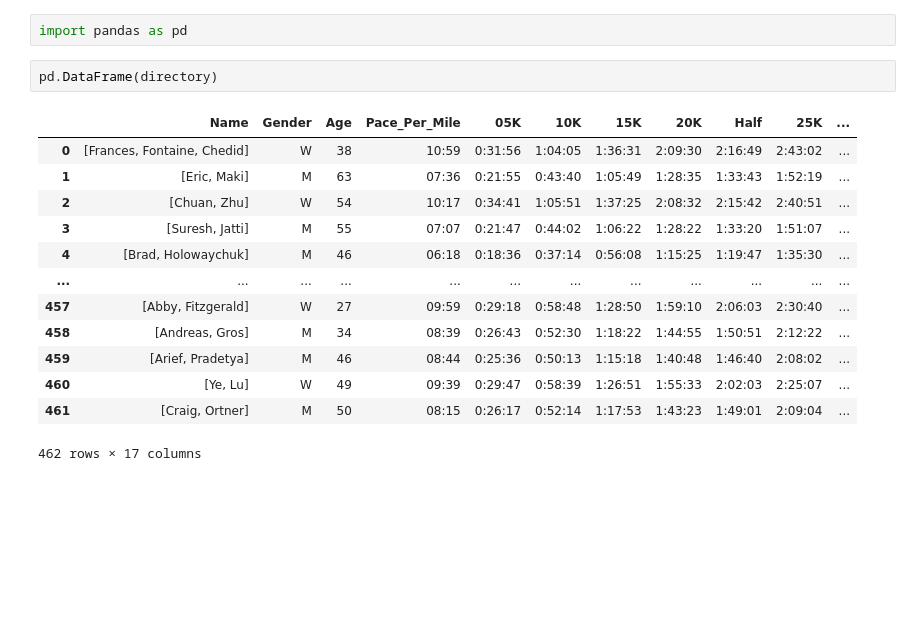
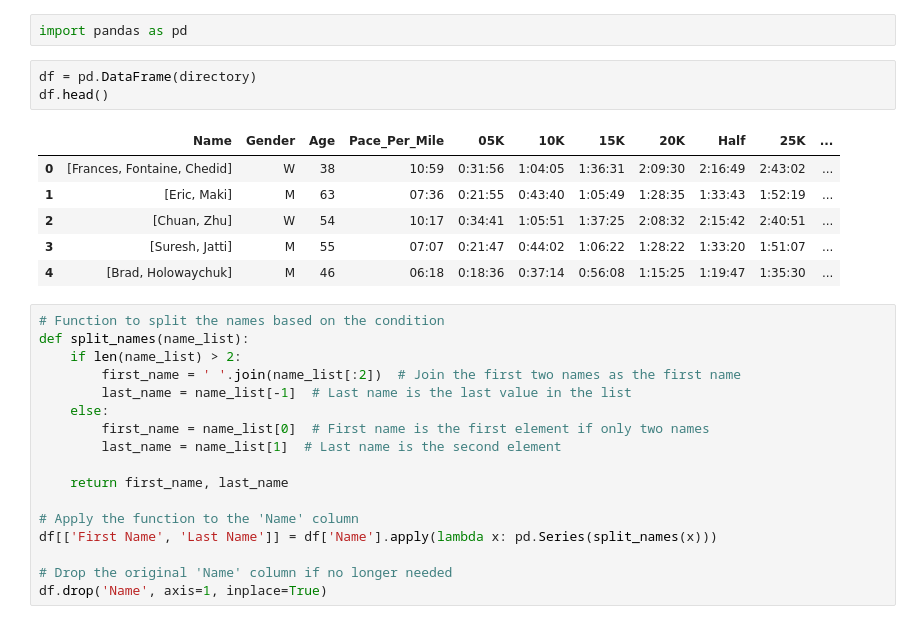
Before and after one commit to anastai99/2024-NYC-Marathon-Analysis, a Jupyter notebook: Marathon-Analysis.ipynb, the cells around one changed output. Drawn from its saved outputs; the diff is of its cells as text; blank space fills up the shorter version.

```diff
--- a/Marathon-Analysis.ipynb
+++ b/Marathon-Analysis.ipynb
@@ -46,19 +46,30 @@ for i in bibs:
 # Part 2: Importing data into a Database
 # %%
 import pandas as pd
-# %%
-pd.DataFrame(directory)
-# %% [output]
-|  | Name | Gender | Age | Pace_Per_Mile | 05K | 10K | 15K | 20K | Half | 25K | ... |
-| 0 | [Frances, Fontaine, Chedid] | W | 38 | 10:59 | 0:31:56 | 1:04:05 | 1:36:31 | 2:09:30 | 2:16:49 | 2:43:02 | ... |
-| 1 | [Eric, Maki] | M | 63 | 07:36 | 0:21:55 | 0:43:40 | 1:05:49 | 1:28:35 | 1:33:43 | 1:52:19 | ... |
-| 2 | [Chuan, Zhu] | W | 54 | 10:17 | 0:34:41 | 1:05:51 | 1:37:25 | 2:08:32 | 2:15:42 | 2:40:51 | ... |
-| 3 | [Suresh, Jatti] | M | 55 | 07:07 | 0:21:47 | 0:44:02 | 1:06:22 | 1:28:22 | 1:33:20 | 1:51:07 | ... |
-| 4 | [Brad, Holowaychuk] | M | 46 | 06:18 | 0:18:36 | 0:37:14 | 0:56:08 | 1:15:25 | 1:19:47 | 1:35:30 | ... |
-| ... | ... | ... | ... | ... | ... | ... | ... | ... | ... | ... | ... |
-| 457 | [Abby, Fitzgerald] | W | 27 | 09:59 | 0:29:18 | 0:58:48 | 1:28:50 | 1:59:10 | 2:06:03 | 2:30:40 | ... |
-| 458 | [Andreas, Gros] | M | 34 | 08:39 | 0:26:43 | 0:52:30 | 1:18:22 | 1:44:55 | 1:50:51 | 2:12:22 | ... |
-| 459 | [Arief, Pradetya] | M | 46 | 08:44 | 0:25:36 | 0:50:13 | 1:15:18 | 1:40:48 | 1:46:40 | 2:08:02 | ... |
-| 460 | [Ye, Lu] | W | 49 | 09:39 | 0:29:47 | 0:58:39 | 1:26:51 | 1:55:33 | 2:02:03 | 2:25:07 | ... |
-| 461 | [Craig, Ortner] | M | 50 | 08:15 | 0:26:17 | 0:52:14 | 1:17:53 | 1:43:23 | 1:49:01 | 2:09:04 | ... |
-462 rows × 17 columns
+# %%
+df = pd.DataFrame(directory)
+df.head()
+# %% [output]
+|  | Name | Gender | Age | Pace_Per_Mile | 05K | 10K | 15K | 20K | Half | 25K | ... |
+| 0 | [Frances, Fontaine, Chedid] | W | 38 | 10:59 | 0:31:56 | 1:04:05 | 1:36:31 | 2:09:30 | 2:16:49 | 2:43:02 | ... |
+| 1 | [Eric, Maki] | M | 63 | 07:36 | 0:21:55 | 0:43:40 | 1:05:49 | 1:28:35 | 1:33:43 | 1:52:19 | ... |
+| 2 | [Chuan, Zhu] | W | 54 | 10:17 | 0:34:41 | 1:05:51 | 1:37:25 | 2:08:32 | 2:15:42 | 2:40:51 | ... |
+| 3 | [Suresh, Jatti] | M | 55 | 07:07 | 0:21:47 | 0:44:02 | 1:06:22 | 1:28:22 | 1:33:20 | 1:51:07 | ... |
+| 4 | [Brad, Holowaychuk] | M | 46 | 06:18 | 0:18:36 | 0:37:14 | 0:56:08 | 1:15:25 | 1:19:47 | 1:35:30 | ... |
+# %%
+# Function to split the names based on the condition
+def split_names(name_list):
+    if len(name_list) > 2:
+        first_name = ' '.join(name_list[:2])  # Join the first two names as the first name
+        last_name = name_list[-1]  # Last name is the last value in the list
+    else:
+        first_name = name_list[0]  # First name is the first element if only two names
+        last_name = name_list[1]  # Last name is the second element
+
+    return first_name, last_name
+
+# Apply the function to the 'Name' column
+df[['First Name', 'Last Name']] = df['Name'].apply(lambda x: pd.Series(split_names(x)))
+
+# Drop the original 'Name' column if no longer needed
+df.drop('Name', axis=1, inplace=True)
```
Also changed, not shown: parts of 3 cells of this notebook, 2 other files.
